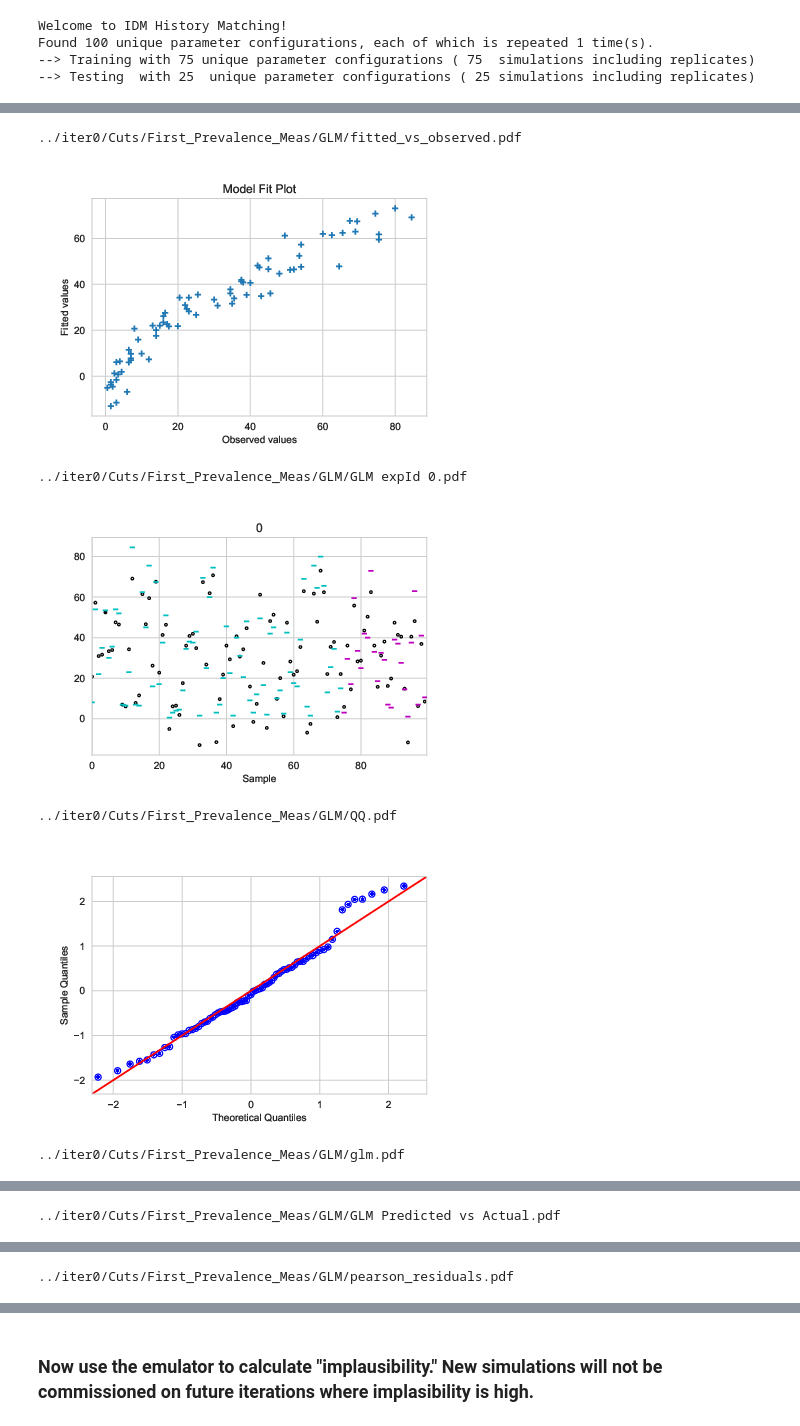
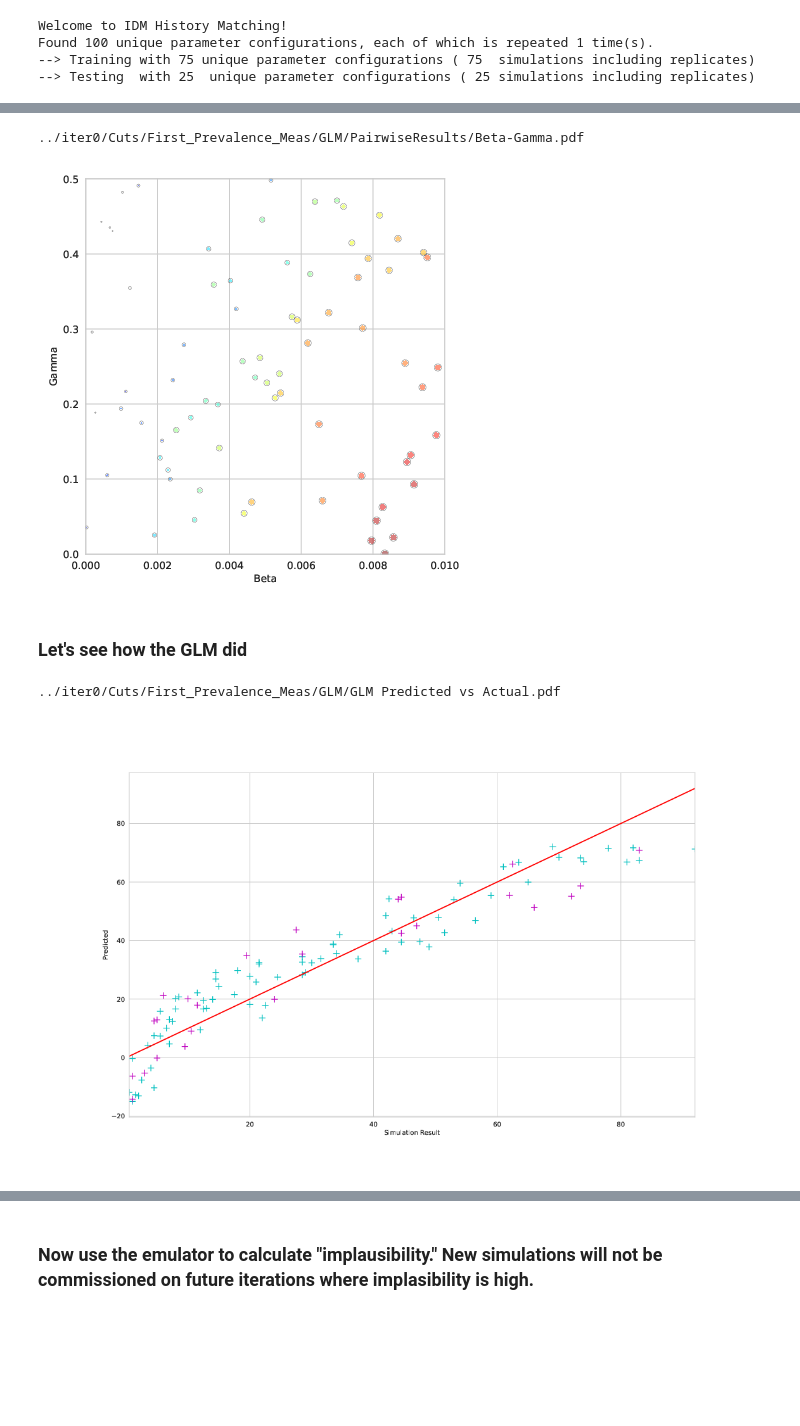
Before and after one commit to InstituteforDiseaseModeling/historymatching, a Jupyter notebook: history_matching/examples/SIR ODE Detailed/iter0/SIR.ipynb, the cells around one changed output, grey strips where cells are left out. Drawn from its saved outputs; the diff is of its cells as text; code cells hidden in the pictures; blank space fills up the shorter version.

Commit message:
Cleaning up example and fixing plots

```diff
--- a/history_matching/examples/SIR ODE Detailed/iter0/SIR.ipynb
+++ b/history_matching/examples/SIR ODE Detailed/iter0/SIR.ipynb
@@ -247,20 +256,30 @@ BIC: 3484.217655202324
 ITERATION: 3
 Evaluating training and test data
 Plotting
+# %%
+# Here's the model output we're trying to emulate:
+# [This figure gets produced for all parameter paris when plot_data=True]
+file = '../iter0/Cuts/First_Prevalence_Meas/GLM/PairwiseResults/Beta-Gamma.pdf'
+img = WImage(filename=file)
+print(file)
+display(img)
+# %% [output]
+../iter0/Cuts/First_Prevalence_Meas/GLM/PairwiseResults/Beta-Gamma.pdf
+[figure, added]
+# %% [markdown]
+### Let's see how the GLM did
 # %%
 # Results get saved to disk, so load and display:
-from wand.image import Image as WImage
-import glob, os
-from IPython.display import display
-for file in glob.glob(os.path.join(hm.glmdir, "*.pdf")):
-    img = WImage(filename=file)
-    print(file)
-    display(img)
+file = '../iter0/Cuts/First_Prevalence_Meas/GLM/GLM Predicted vs Actual.pdf'
+img = WImage(filename=file)
+print(file)
+display(img)
+# There are some other diagnostic plots you can see by enabling the following
+if False:
+    for file in glob.glob(os.path.join(hm.glmdir, "*.pdf")):
+        img = WImage(filename=file)
+        print(file)
+        display(img)
 # %% [output]
-../iter0/Cuts/First_Prevalence_Meas/GLM/fitted_vs_observed.pdf
+../iter0/Cuts/First_Prevalence_Meas/GLM/GLM Predicted vs Actual.pdf
-[figure, old version]
+[figure, new version]
-../iter0/Cuts/First_Prevalence_Meas/GLM/GLM expId 0.pdf
-[figure, removed]
-../iter0/Cuts/First_Prevalence_Meas/GLM/QQ.pdf
-[figure, removed]
-../iter0/Cuts/First_Prevalence_Meas/GLM/glm.pdf
@@ -268 +285,0 @@ for file in glob.glob(os.path.join(hm.glmdir, "*.pdf")):
-../iter0/Cuts/First_Prevalence_Meas/GLM/GLM Predicted vs Actual.pdf
@@ -270 +285,0 @@ for file in glob.glob(os.path.join(hm.glmdir, "*.pdf")):
-../iter0/Cuts/First_Prevalence_Meas/GLM/pearson_residuals.pdf
```
Also changed, not shown: parts of 19 cells of this notebook, 8 other files.
